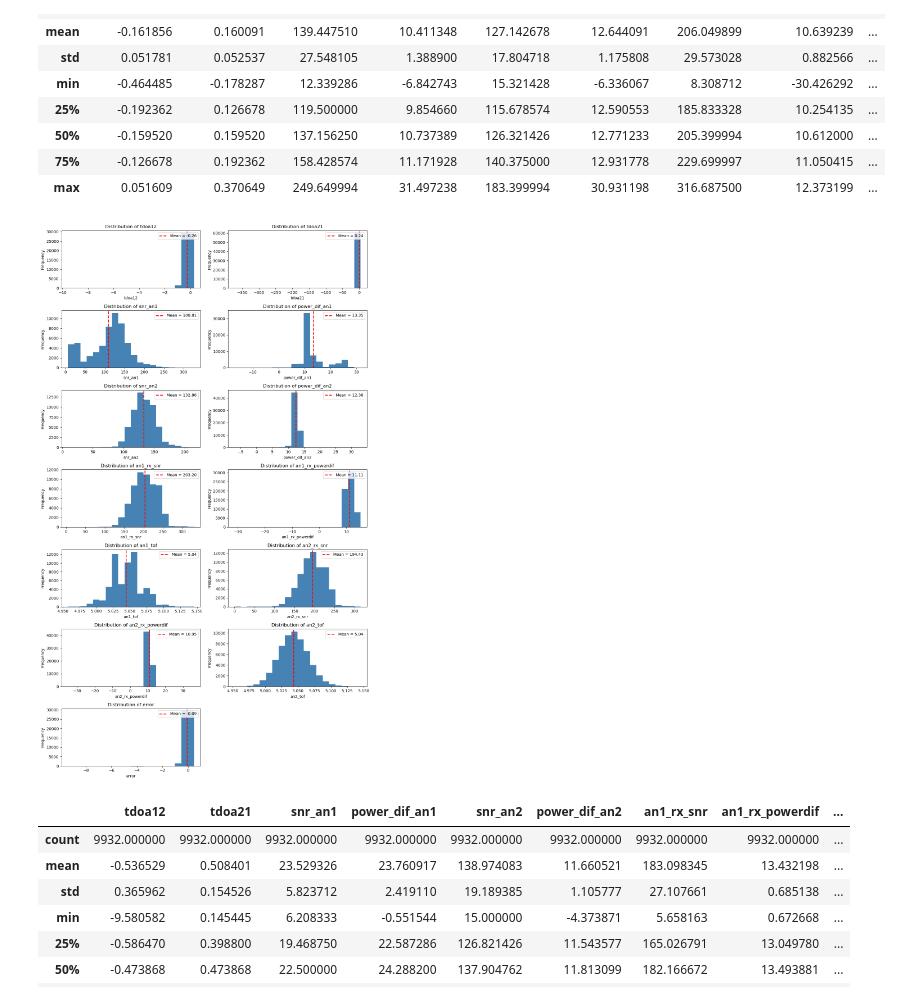
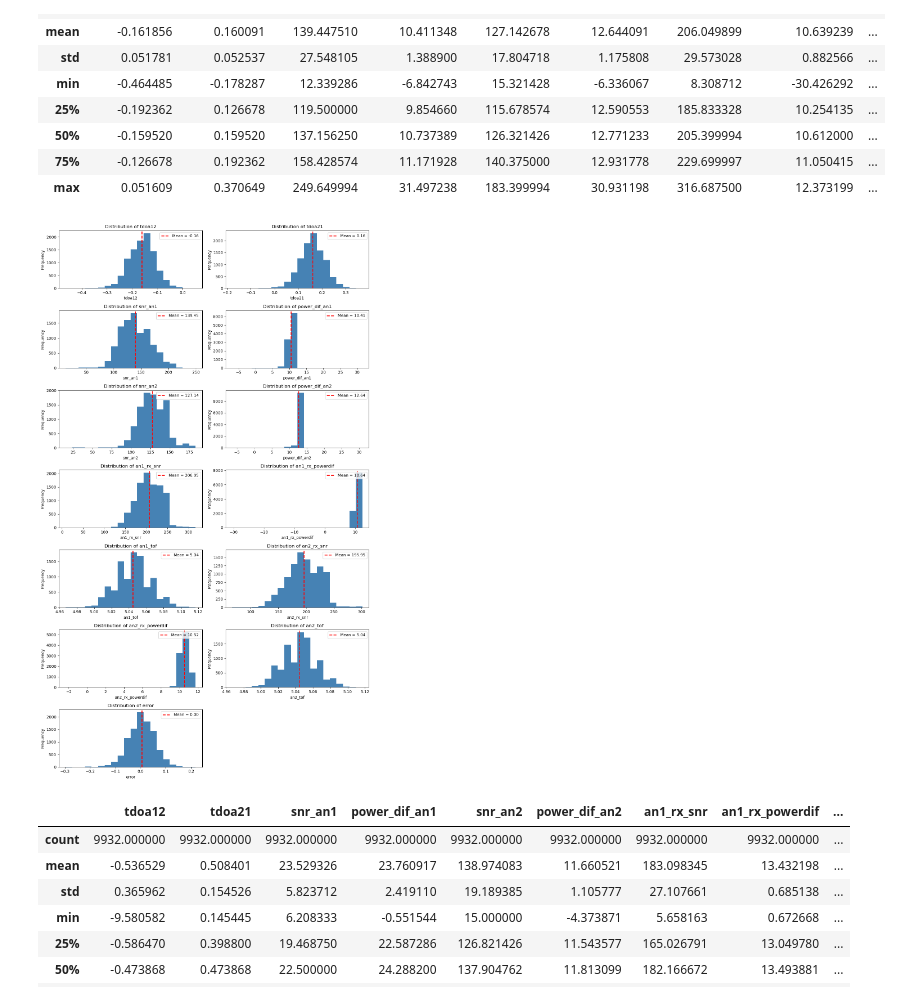
Before and after one commit to B3NToo/Identification-of-NLOS-causing-Material-in-UWB-Localization-Using-Machine-Learning-Methods, a Jupyter notebook: data_analysis/error_data_analysis.ipynb, the cells around one changed output. Cells and saved outputs as stored; diff of their text form; code cells hidden in the pictures.

```diff
--- a/data_analysis/error_data_analysis.ipynb
+++ b/data_analysis/error_data_analysis.ipynb
@@ -49,7 +45,11 @@ wooden_cabinet_df = df[df['material'] == 'wooden-cabinet']
 wooden_shelf_df = df[df['material'] == 'wooden-shelf']
 # %%
 # Function to plot the data characteristics
-def plot(data):
+def plot(data, name, output_directory='plots/'):
+
+    # Create the output directory if it doesn't exist
+    os.makedirs(output_directory, exist_ok=True)
+
     # Select only the numerical columns for plotting
     numerical_columns = data.select_dtypes(include=['number'])
 
@@ -72,14 +72,14 @@ def plot(data):
         col_index = i % num_cols
         ax = axes[row_index, col_index]
 
-        ax.hist(df[column], bins=20, color='steelblue')  # Adjust the number of bins as needed
-        ax.axvline(df[column].mean(), color='red', linestyle='dashed', linewidth=2)
+        ax.hist(data[column], bins=20, color='steelblue')  # Adjust the number of bins as needed
+        ax.axvline(data[column].mean(), color='red', linestyle='dashed', linewidth=2)
         ax.set_title(f'Distribution of {column}')
         ax.set_xlabel(column)
         ax.set_ylabel('Frequency')
 
         # Add a legend for the mean line
-        ax.legend([f'Mean = {df[column].mean():.2f}'], loc='upper right')
+        ax.legend([f'Mean = {data[column].mean():.2f}'], loc='upper right')
 
     # Remove any empty subplots
     for i in range(len(numerical_columns.columns), num_rows * num_cols):
@@ -88,6 +88,10 @@ def plot(data):
     # Adjust the layout and spacing
     plt.tight_layout()
 
+    # Save the plot as a PNG file in the specified output directory
+    plot_filename = os.path.join(output_directory, f'{name}.png')
+    plt.savefig(plot_filename, dpi=300)  # Adjust the dpi as needed
+
     # Show the plot
     plt.show()
 # %%
@@ -119,9 +123,9 @@ foam_df.describe()
 | 75% | -0.126678 | 0.192362 | 158.428574 | 11.171928 | 140.375000 | 12.931778 | 229.699997 | 11.050415 | ... |
 | max | 0.051609 | 0.370649 | 249.649994 | 31.497238 | 183.399994 | 30.931198 | 316.687500 | 12.373199 | ... |
 # %%
-plot(foam_df)
+plot(data=foam_df, name='foam')
 # %% [output]
-[figure, old version]
+[figure, new version]
 # %%
 metal_df.describe()
 # %% [output]
```
Also changed, not shown: parts of 7 cells of this notebook, 4 other files.
